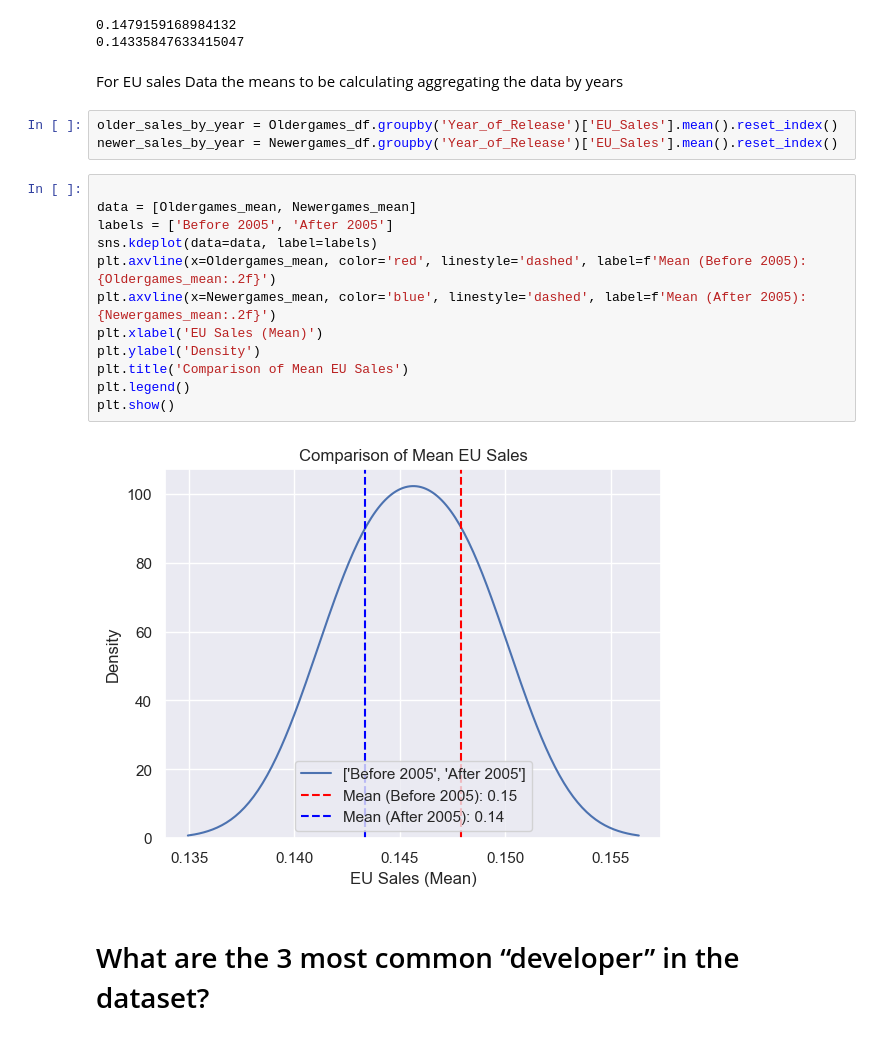
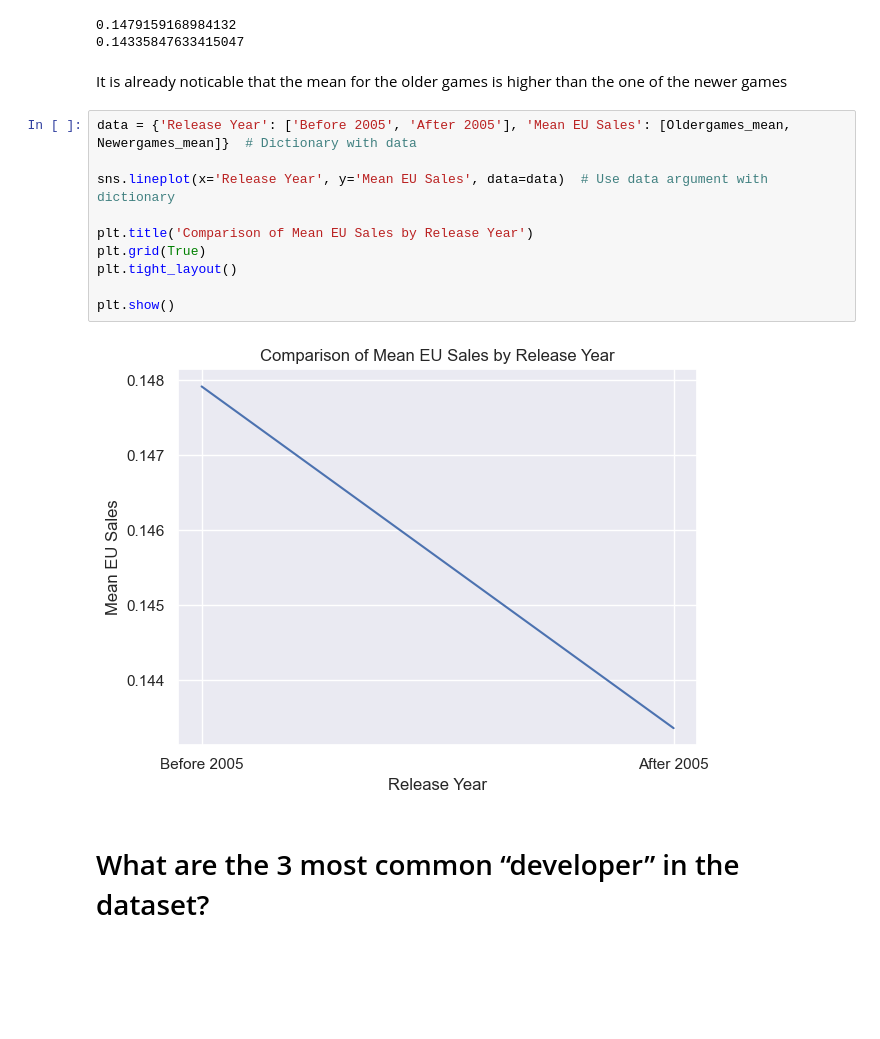
Before and after one commit to Sba23037/CristinaPriolo_DVizHDip_CA1, a Jupyter notebook: CristinaPriolo_DVizHDip_CA1.ipynb, the cells around one changed output. Cells and saved outputs as stored; diff of their text form; blank space fills up the shorter version.

Commit message:
changed again visualization
changed from density pot to line chart

```diff
--- a/CristinaPriolo_DVizHDip_CA1.ipynb
+++ b/CristinaPriolo_DVizHDip_CA1.ipynb
@@ -771,25 +779,20 @@ print(Newergames_mean)
 # %% [output]
 0.1479159168984132
 0.14335847633415047
-# %% [markdown]
-For EU sales Data the means to be calculating aggregating the data by years
-# %%
-older_sales_by_year = Oldergames_df.groupby('Year_of_Release')['EU_Sales'].mean().reset_index()
-newer_sales_by_year = Newergames_df.groupby('Year_of_Release')['EU_Sales'].mean().reset_index()
-# %%
-
-data = [Oldergames_mean, Newergames_mean]
-labels = ['Before 2005', 'After 2005']
-sns.kdeplot(data=data, label=labels)
-plt.axvline(x=Oldergames_mean, color='red', linestyle='dashed', label=f'Mean (Before 2005): {Oldergames_mean:.2f}')
-plt.axvline(x=Newergames_mean, color='blue', linestyle='dashed', label=f'Mean (After 2005): {Newergames_mean:.2f}')
-plt.xlabel('EU Sales (Mean)')
-plt.ylabel('Density')
-plt.title('Comparison of Mean EU Sales')
-plt.legend()
-plt.show()
-# %% [output]
-[figure, removed]
+# %% [markdown]
+It is already noticable that the mean for the older games is higher than the one of the newer games
+# %%
+data = {'Release Year': ['Before 2005', 'After 2005'], 'Mean EU Sales': [Oldergames_mean, Newergames_mean]}  # Dictionary with data
+
+sns.lineplot(x='Release Year', y='Mean EU Sales', data=data)  # Use data argument with dictionary
+
+plt.title('Comparison of Mean EU Sales by Release Year')
+plt.grid(True)
+plt.tight_layout()
+
+plt.show()
+# %% [output]
+[figure, added]
 # %% [markdown]
 # What are the 3 most common “developer” in the dataset?
 # %% [markdown]
```
Also changed, not shown: parts of 16 cells of this notebook.
